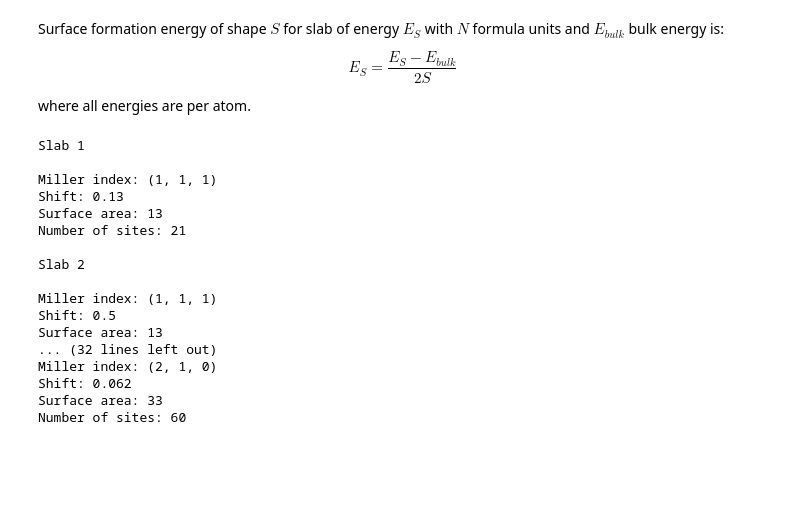
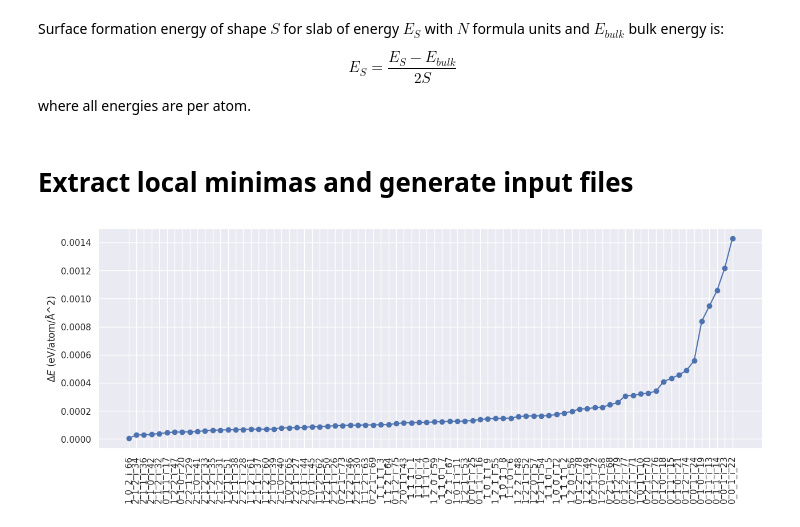
Before and after one commit to CibranLopez/SurfAIcing, a Jupyter notebook: iterate-slabs.ipynb, the cells around one changed output. Saved outputs shown, nothing was run; the diff lists cells and outputs as text; code cells hidden in the pictures; blank space fills up the shorter version.

Commit message:
Enhance slab generation and energy calculation in notebooks and utilities

```diff
--- a/iterate-slabs.ipynb
+++ b/iterate-slabs.ipynb
@@ -73,8 +93,16 @@ os.system(f'mkdir {path_to_bulk}')
 
 # Copy POSCAR to new directory
 os.system(f'cp {slab_folder}/POSCAR {path_to_bulk}/POSCAR')
+os.system(f'cp {slab_folder}/POSCAR {path_to_bulk}/CONTCAR')
 
-os.system(f'cp {slab_folder}/POSCAR {path_to_bulk}/CONTCAR')
+# Relax the structure, hiding the output (verbose=False)
+if relax_bulk:
+    _ = slm.structural_relaxation(f'{path_to_bulk}/POSCAR',
+                                  model_load_path,
+                                  output_folder=path_to_bulk)
+
+# Get the single-shot energy
+bulk_energy = sul.read_energy(path_to_bulk, model_load_path)
 
 # Read relaxed structure
 structure = Structure.from_file(f'{path_to_bulk}/CONTCAR')
@@ -90,6 +121,9 @@ slabs = generate_all_slabs(structure,
                            min_slab_size=min_slab_size,
                            min_vacuum_size=min_vacuum_size,
                            repair=repair)
+
+# Get energy per atom
+bulk_energy_per_atom = bulk_energy / structure.num_sites
 # %%
 for n, slab in enumerate(slabs):
     print(n, "Polar:", slab.is_polar(), "Symmetric: ", slab.is_symmetric())
@@ -112,6 +156,7 @@ where all energies are per atom.
 # %%
 # Initialize the data dictionary for storing all slab energy calculations
 # Iterate over slabs
+surface_energies_of_formation = {}
 for i, slab in enumerate(slabs):
     print()
     print(f'Slab {i+1}')
@@ -136,21 +181,37 @@ for i, slab in enumerate(slabs):
 
     # Save slab information
     sul.save_json(slab, filename=f'{miller_folder}/slab_data.json')
+
+    # Relax the structure, hiding the output (verbose=False)
+    _ = slm.structural_relaxation(f'{miller_folder}/POSCAR',
+                                  model_load_path,
+                                  relax_cell=False,
+                                  output_folder=miller_folder)
+
+    # Get and save the single-shot energy
+    bull_energy = sul.read_energy(miller_folder, model_load_path)
+
+    np.savetxt(f'{miller_folder}/single_shot_energy', [ssc_energy])
+
+    # Get energy per atom
+    ssc_energy_per_atom = ssc_energy / len(slab.sites)
+
+    # Compute surface energy of formation in eV/atom/ang^2
+    surface_energy_of_formation = sul.get_surface_energy_of_formation(ssc_energy_per_atom, bulk_energy_per_atom, slab.surface_area)
+
+    print(f'\t$E_{surface}$ = {surface_energy_of_formation:.2g} eV/atom/Å^2')
+
+    # Generate a dictionary object with the new data and update in the main data object
+    surface_energies_of_formation.update({
+        miller_index_str: surface_energy_of_formation
+    })
+
+# Convert to Pandas DataFrame
+surface_energies_of_formation = pd.DataFrame(surface_energies_of_formation, index=['energy'])
-# %% [output]
-Slab 1
-
-Miller index: (1, 1, 1)
-Shift: 0.13
-Surface area: 13
-Number of sites: 21
-
-Slab 2
-
-Miller index: (1, 1, 1)
-Shift: 0.5
-Surface area: 13
-... (32 lines left out)
-Miller index: (2, 1, 0)
-Shift: 0.062
-Surface area: 33
-Number of sites: 60
+# %% [markdown]
+# Extract local minimas and generate input files
+# %%
+slp.plot_ranking(surface_energies_of_formation,
+                filename=f'{slab_folder}/ranking.eps')
+# %% [output]
+[figure, added]
```
Also changed, not shown: parts of 5 cells of this notebook, 3 other files.
